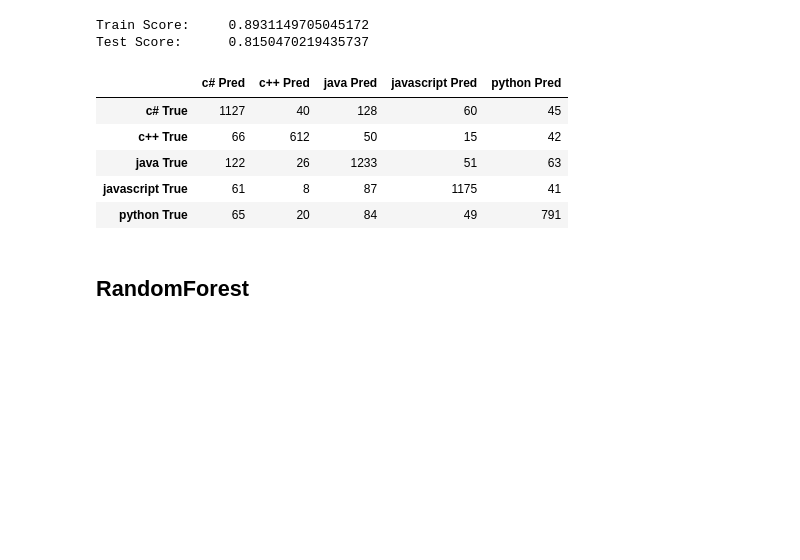
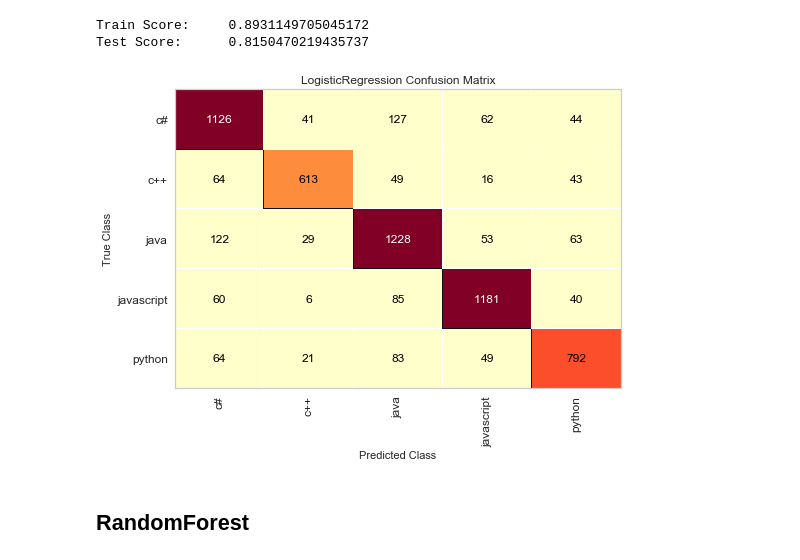
Before and after one commit to QED0711/stack_overflow_nlp, a Jupyter notebook: notebooks/Final_Model_Result_Top_Features.ipynb, the cells around one changed output. Saved outputs shown, nothing was run; the diff lists cells and outputs as text; code cells hidden in the pictures; blank space fills up the shorter version.

```diff
--- a/notebooks/Final_Model_Result_Top_Features.ipynb
+++ b/notebooks/Final_Model_Result_Top_Features.ipynb
@@ -82,14 +82,9 @@ Train Score:     0.8931149705045172
 Test Score:      0.8150470219435737
 # %%
 # confusion matrix
-confusion_matrix_df(lg_model,lg_estimator,lg_pred)
+lg_model.get_confusion_matrix()
 # %% [output]
-|  | c# Pred | c++ Pred | java Pred | javascript Pred | python Pred |
-| c# True | 1127 | 40 | 128 | 60 | 45 |
-| c++ True | 66 | 612 | 50 | 15 | 42 |
-| java True | 122 | 26 | 1233 | 51 | 63 |
-| javascript True | 61 | 8 | 87 | 1175 | 41 |
-| python True | 65 | 20 | 84 | 49 | 791 |
+[figure, added]
 # %% [markdown]
 ## RandomForest
 # %%
```
Also changed, not shown: parts of 2 cells of this notebook, 1 other file.
